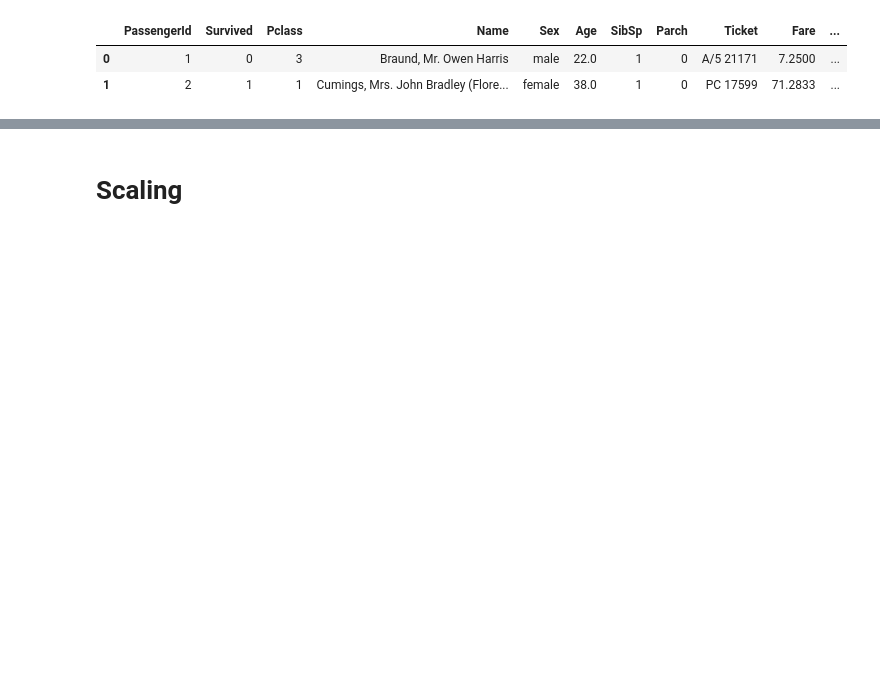
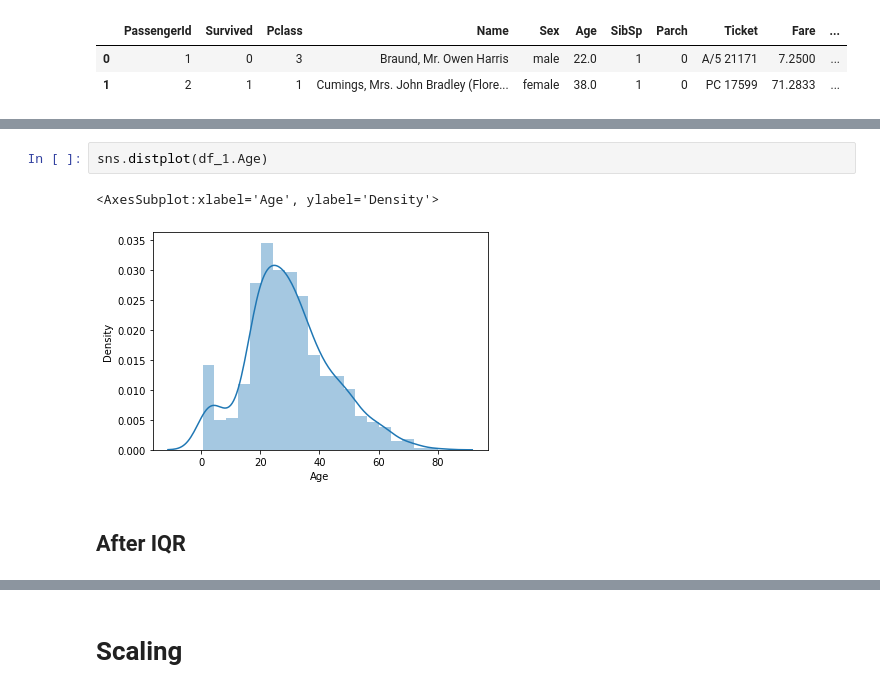
Before and after one commit to jaisarann/my_ml_learning, a Jupyter notebook: nbs/Outlier_Handling/Outlier_Handling.ipynb, the cells around one changed output, grey strips where cells are left out. Drawn from its saved outputs; the diff is of its cells as text; blank space fills up the shorter version.

```diff
--- a/nbs/Outlier_Handling/Outlier_Handling.ipynb
+++ b/nbs/Outlier_Handling/Outlier_Handling.ipynb
@@ -20,0 +61,7 @@ df.head(2)
+# %%
+sns.distplot(df_1.Age)
+# %% [output]
+<AxesSubplot:xlabel='Age', ylabel='Density'>
+[figure, added]
+# %% [markdown]
+## After IQR
```
Also changed, not shown: parts of 25 cells of this notebook, 5 other files.
